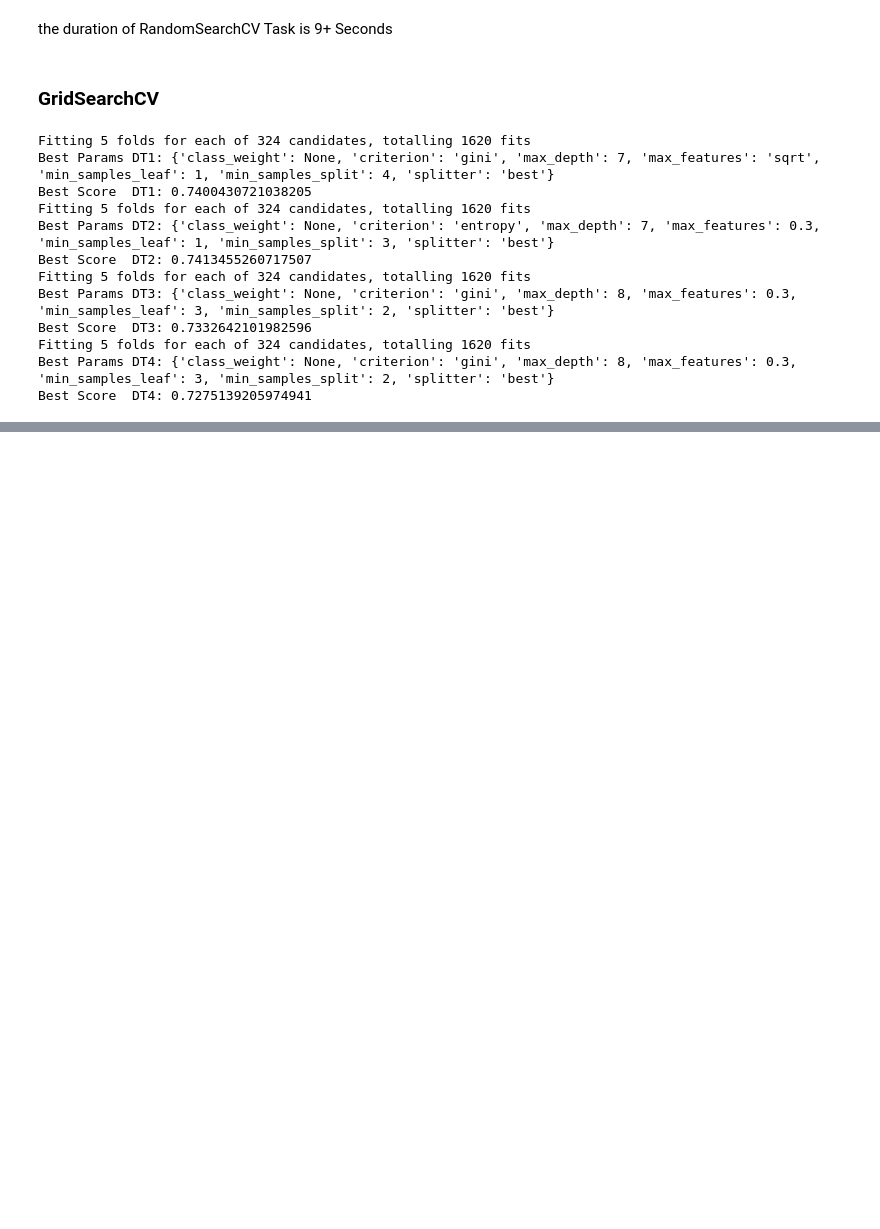
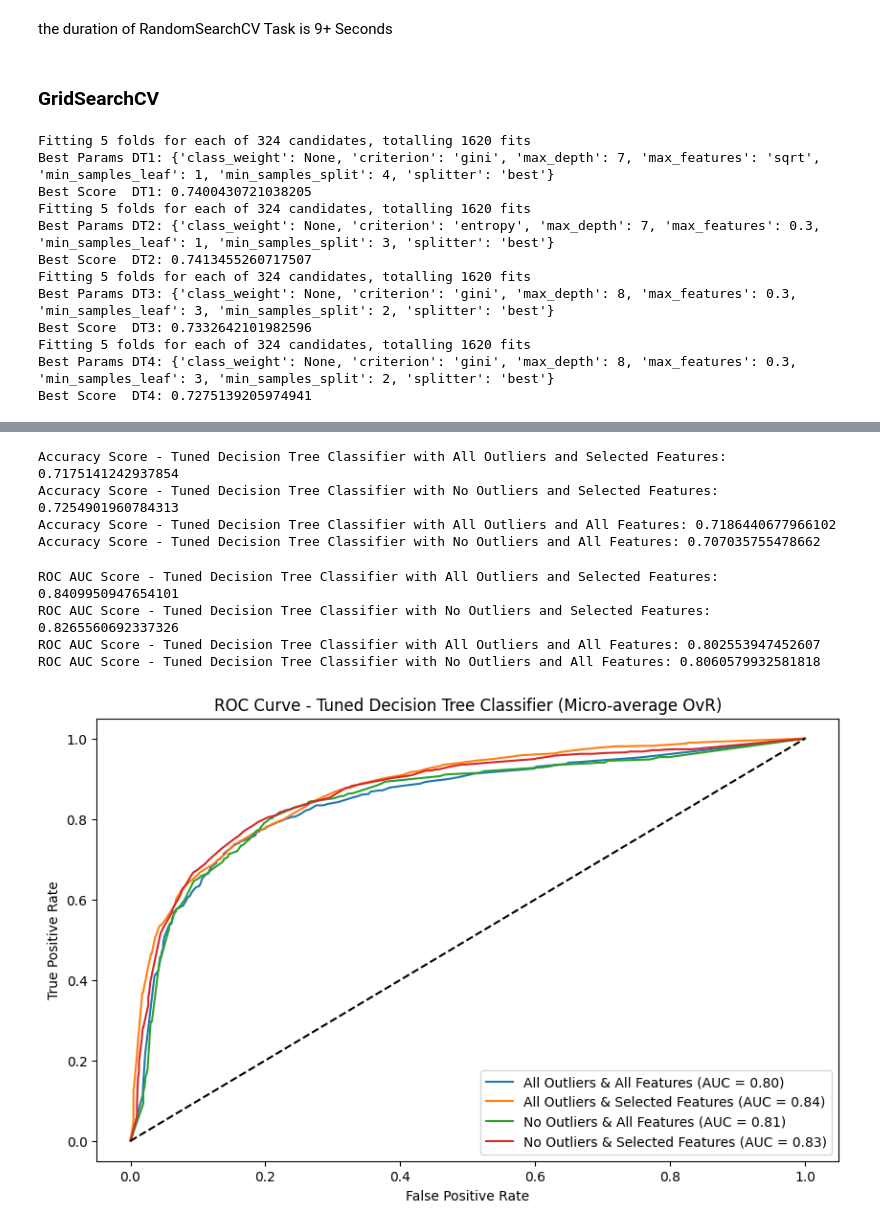
Before and after one commit to Bagus2510/predict-student-dropout, a Jupyter notebook: notebooks/03_02_desicion_tree_classifier_model.ipynb, the cells around one changed output, grey strips where cells are left out. Drawn from its saved outputs; the diff is of its cells as text; code cells hidden in the pictures; blank space fills up the shorter version.

```diff
--- a/notebooks/03_02_desicion_tree_classifier_model.ipynb
+++ b/notebooks/03_02_desicion_tree_classifier_model.ipynb
@@ -449,0 +574,56 @@ Best Score  DT4: 0.7275139205974941
+# %%
+# Accuracy Score after Hyperparameter Tuning with Coarse-to-Fine Search
+print("Accuracy Score - Tuned Decision Tree Classifier with All Outliers and Selected Features:", accuracy_score(y_test_a_o_s_f, dt_tuned_a_o_s_f_pred))
+print("Accuracy Score - Tuned Decision Tree Classifier with No Outliers and Selected Features:", accuracy_score(y_test_n_o_s_f, dt_tuned_n_o_s_f_pred))
+print("Accuracy Score - Tuned Decision Tree Classifier with All Outliers and All Features:", accuracy_score(y_test_a_o_a_f, dt_tuned_a_o_a_f_pred))
+print("Accuracy Score - Tuned Decision Tree Classifier with No Outliers and All Features:", accuracy_score(y_test_n_o_a_f, dt_tuned_n_o_a_f_pred))
+# %% [output]
+Accuracy Score - Tuned Decision Tree Classifier with All Outliers and Selected Features: 0.7175141242937854
+Accuracy Score - Tuned Decision Tree Classifier with No Outliers and Selected Features: 0.7254901960784313
+Accuracy Score - Tuned Decision Tree Classifier with All Outliers and All Features: 0.7186440677966102
+Accuracy Score - Tuned Decision Tree Classifier with No Outliers and All Features: 0.707035755478662
+# %%
+# Roc AUC Score after Hyperparameter Tuning with Coarse-to-Fine Search
+print("ROC AUC Score - Tuned Decision Tree Classifier with All Outliers and Selected Features:", roc_auc_score(y_test_a_o_s_f, dt_tuned_a_o_s_f.predict_proba(X_test_a_o_s_f), multi_class='ovr'))
+print("ROC AUC Score - Tuned Decision Tree Classifier with No Outliers and Selected Features:", roc_auc_score(y_test_n_o_s_f, dt_tuned_n_o_s_f.predict_proba(X_test_n_o_s_f), multi_class='ovr'))
+print("ROC AUC Score - Tuned Decision Tree Classifier with All Outliers and All Features:", roc_auc_score(y_test_a_o_a_f, dt_tuned_a_o_a_f.predict_proba(X_test_a_o_a_f), multi_class='ovr'))
+print("ROC AUC Score - Tuned Decision Tree Classifier with No Outliers and All Features:", roc_auc_score(y_test_n_o_a_f, dt_tuned_n_o_a_f.predict_proba(X_test_n_o_a_f), multi_class='ovr'))
+# %% [output]
+ROC AUC Score - Tuned Decision Tree Classifier with All Outliers and Selected Features: 0.8409950947654101
+ROC AUC Score - Tuned Decision Tree Classifier with No Outliers and Selected Features: 0.8265560692337326
+ROC AUC Score - Tuned Decision Tree Classifier with All Outliers and All Features: 0.802553947452607
+ROC AUC Score - Tuned Decision Tree Classifier with No Outliers and All Features: 0.8060579932581818
+# %%
+# ROC Curve (multiclass-safe, micro-average)
+def get_micro_roc(y_true, y_proba, class_labels):
+    y_true_bin = label_binarize(y_true, classes=class_labels)
+    fpr, tpr, _ = roc_curve(y_true_bin.ravel(), y_proba.ravel())
+    auc_score = roc_auc_score(y_true, y_proba, multi_class='ovr')
+    return fpr, tpr, auc_score
+
+fpr_a_o_a_f, tpr_a_o_a_f, auc_a_o_a_f = get_micro_roc(
+    y_test_a_o_a_f, dt_tuned_a_o_a_f.predict_proba(X_test_a_o_a_f), dt_tuned_a_o_a_f.classes_
+)
+fpr_a_o_s_f, tpr_a_o_s_f, auc_a_o_s_f = get_micro_roc(
+    y_test_a_o_s_f, dt_tuned_a_o_s_f.predict_proba(X_test_a_o_s_f), dt_tuned_a_o_s_f.classes_
+)
+fpr_n_o_a_f, tpr_n_o_a_f, auc_n_o_a_f = get_micro_roc(
+    y_test_n_o_a_f, dt_tuned_n_o_a_f.predict_proba(X_test_n_o_a_f), dt_tuned_n_o_a_f.classes_
+)
+fpr_n_o_s_f, tpr_n_o_s_f, auc_n_o_s_f = get_micro_roc(
+    y_test_n_o_s_f, dt_tuned_n_o_s_f.predict_proba(X_test_n_o_s_f), dt_tuned_n_o_s_f.classes_
+)
+
+plt.figure(figsize=(10, 6))
+plt.plot(fpr_a_o_a_f, tpr_a_o_a_f, label='All Outliers & All Features (AUC = {:.2f})'.format(auc_a_o_a_f))
+plt.plot(fpr_a_o_s_f, tpr_a_o_s_f, label='All Outliers & Selected Features (AUC = {:.2f})'.format(auc_a_o_s_f))
+plt.plot(fpr_n_o_a_f, tpr_n_o_a_f, label='No Outliers & All Features (AUC = {:.2f})'.format(auc_n_o_a_f))
+plt.plot(fpr_n_o_s_f, tpr_n_o_s_f, label='No Outliers & Selected Features (AUC = {:.2f})'.format(auc_n_o_s_f))
+plt.plot([0, 1], [0, 1], 'k--')
+plt.xlabel('False Positive Rate')
+plt.ylabel('True Positive Rate')
+plt.title('ROC Curve - Tuned Decision Tree Classifier (Micro-average OvR)')
+plt.legend(loc='lower right')
+plt.show()
+# %% [output]
+[figure, added]
```
Also changed, not shown: parts of 8 cells of this notebook.
